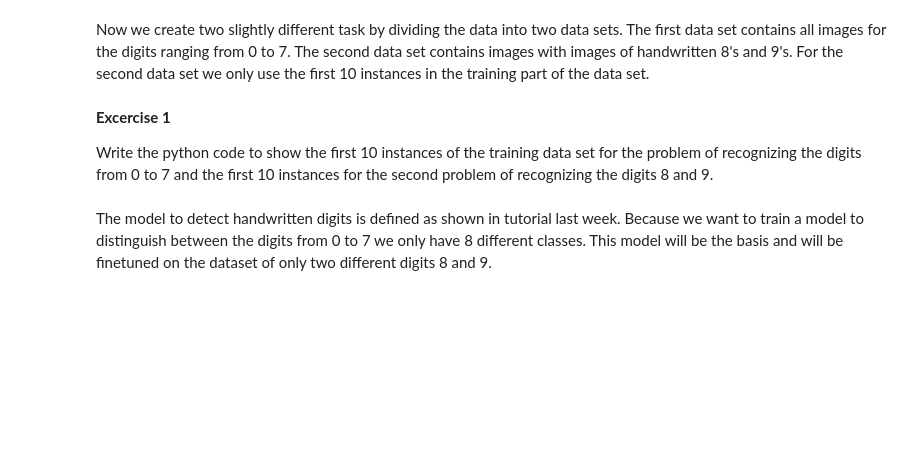
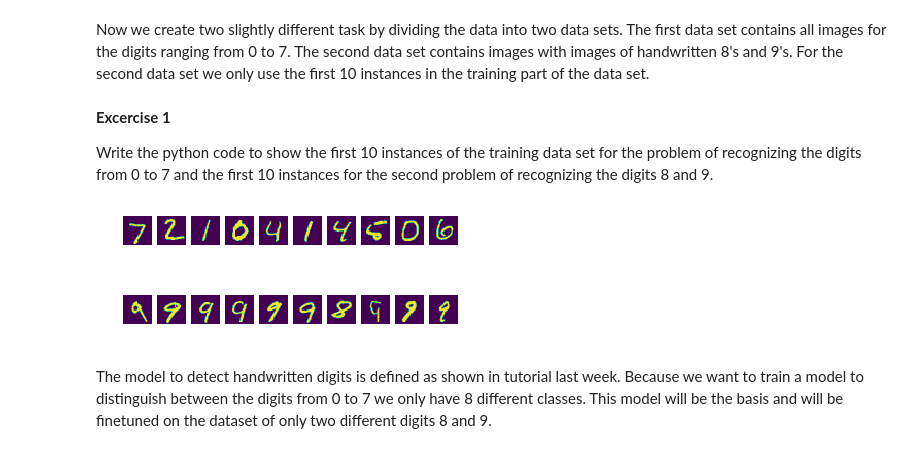
Before and after one commit to WGierke/master_programme, a Jupyter notebook: Intelligent_Data_Analysis_2/Exercise3/NeuralNets_auto_domain.ipynb, the cells around one changed output. Drawn from its saved outputs; the diff is of its cells as text; code cells hidden in the pictures; blank space fills up the shorter version.

```diff
--- a/Intelligent_Data_Analysis_2/Exercise3/NeuralNets_auto_domain.ipynb
+++ b/Intelligent_Data_Analysis_2/Exercise3/NeuralNets_auto_domain.ipynb
@@ -72,3 +72,20 @@ Write the python code to show the first 10 instances of the training data set fo
+# %%
+# 0 to 7
+for i in range(num_instances):
+    plt.subplot(2, num_instances, i + 1)
+    plt.axis('off')
+    plt.imshow(x_test_0to7[i, :, :, 0])
+plt.show()
+
+# 8 and 9
+for i in range(num_instances):
+    plt.subplot(2, num_instances, i + 1)
+    plt.axis('off')
+    plt.imshow(x_test_8and9[i, :, :, 0])
+plt.show()
+# %% [output]
+[figure, added]
+[figure, added]
 # %% [markdown]
 The model to detect handwritten digits is defined as shown in tutorial last week. Because we want to train a model to distinguish between the digits from 0 to 7 we only have 8 different classes. This model will be the basis and will be finetuned on the dataset of only two different digits 8 and 9.
 # %%
```
Also changed, not shown: parts of 34 cells of this notebook.
